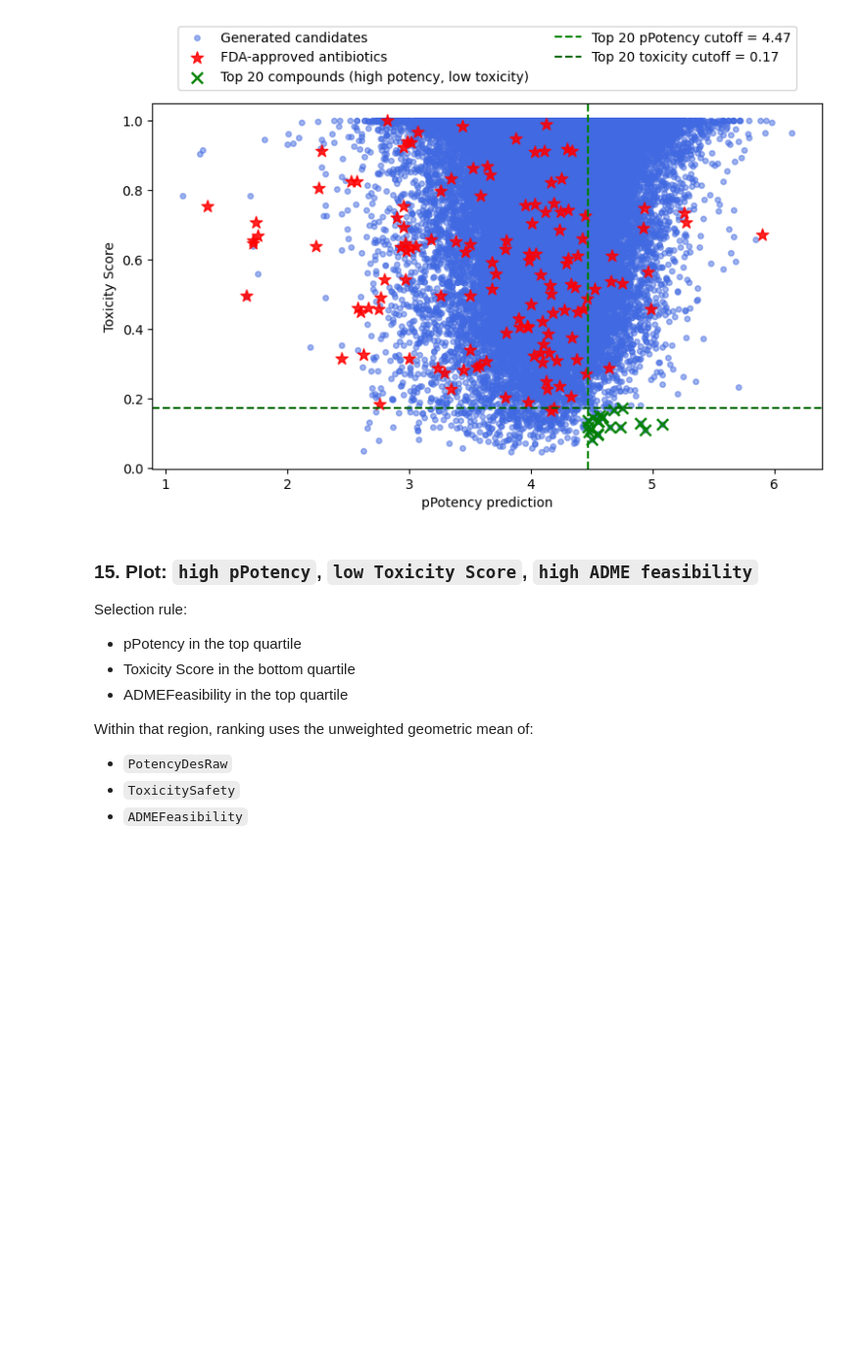
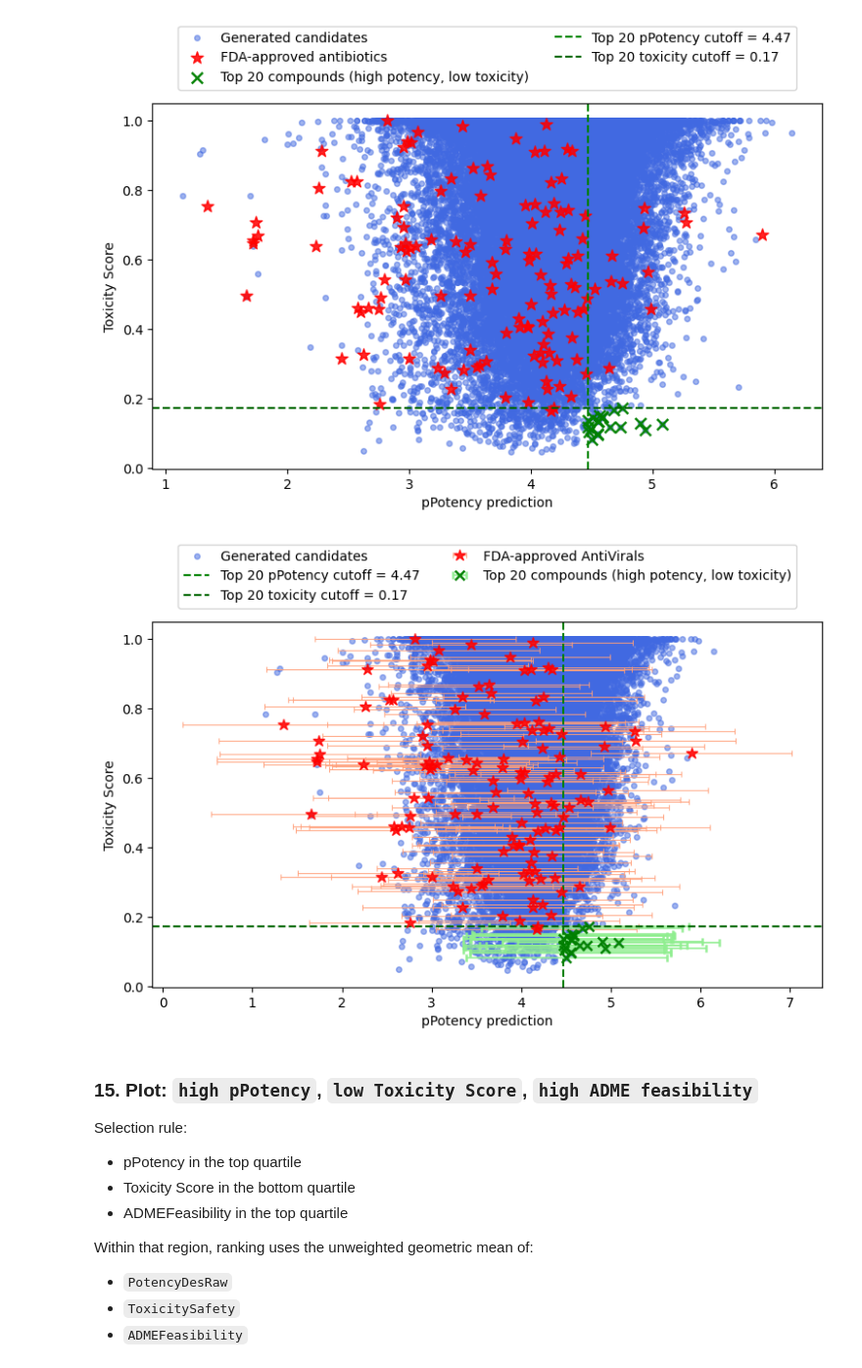
Before and after one commit to soumyadeepghosh35/DTRA_DrugDesign, a Jupyter notebook: DTRA_project_notebooks/Step6_ADMET_BacillusAnthracis.ipynb, the cells around one changed output. Shown at 98% size. Drawn from its saved outputs; the diff is of its cells as text; code cells hidden in the pictures; blank space fills up the shorter version.

```diff
--- a/DTRA_project_notebooks/Step6_ADMET_BacillusAnthracis.ipynb
+++ b/DTRA_project_notebooks/Step6_ADMET_BacillusAnthracis.ipynb
@@ -1019,6 +1102,73 @@ plt.savefig(png_path, format="png", dpi=600)
 plt.show()
 # %% [output]
 [figure]
+# %%
+# Display cutoffs from the actual top 20 compounds
+xDisplay = top20_2D_DF["pPotency_prediction"].min()
+yDisplay = top20_2D_DF["coreToxicityScore"].max()
+
+fig, ax = plt.subplots(figsize=(8, 6))
+
+# ── Helper to compute asymmetric xerr ────────────────────────────────────────
+'''
+def get_xerr(df):
+    return np.array([
+        df["pPotency_prediction"] - df["pPotency_lower_95CI"],
+        df["pPotency_upper_95CI"] - df["pPotency_prediction"],
+    ])
+'''
+
+def get_xerr(df):
+    return df["pPotency_std"].values  # symmetric → single array, not shape(2,N)
+
+
+# ── Generated candidates ──────────────────────────────────────────────────────
+ax.scatter(
+    cand2DDF["pPotency_prediction"],
+    cand2DDF["coreToxicityScore"],
+    s=16, alpha=0.5, color="royalblue", label="Generated candidates"
+)
+
+
+# ── FDA-approved AntiVirals ───────────────────────────────────────────────────
+ax.errorbar(
+    refScoreDF["pPotency_prediction"],
+    refScoreDF["coreToxicityScore"],
+    xerr=get_xerr(refScoreDF),
+    fmt="*", color="red", ecolor="lightsalmon",
+    elinewidth=0.8, capsize=2, capthick=0.8,
+    markersize=9, alpha=0.85, label="FDA-approved AntiVirals"
+)
+
+# ── Top 20 compounds ──────────────────────────────────────────────────────────
+ax.errorbar(
+    top20_2D_DF["pPotency_prediction"],
+    top20_2D_DF["coreToxicityScore"],
+    xerr=get_xerr(top20_2D_DF),
+    fmt="x", color="green", ecolor="lightgreen",
+    elinewidth=1.2, capsize=3, capthick=1.2,
+    markersize=7, markeredgewidth=1.8,
+    alpha=0.95, label="Top 20 compounds (high potency, low toxicity)"
+)
+
+ax.axvline(xDisplay, linestyle="--", linewidth=1.5, color="green",
+           label=f"Top 20 pPotency cutoff = {xDisplay:.2f}")
+ax.axhline(yDisplay, linestyle="--", linewidth=1.5, color="darkgreen",
+           label=f"Top 20 toxicity cutoff = {yDisplay:.2f}")
+
+ax.set_xlabel("pPotency prediction")
+ax.set_ylabel("Toxicity Score")
+ax.legend(loc="lower center", bbox_to_anchor=(0.5, 1.02), ncol=2, frameon=True)
+plt.tight_layout(rect=[0, 0, 1, 0.90])
+
+svg_path = os.path.join(saveDir, f"{target_organism}_pPotency_CoreToxicity_buyable.svg")
+png_path = os.path.join(saveDir, f"{target_organism}_pPotency_CoreToxicity_buyable.png")
+
+plt.savefig(svg_path, format="svg", dpi=600)
+plt.savefig(png_path, format="png", dpi=600)
+plt.show()
+# %% [output]
+[figure, added]
 # %% [markdown]
 ### 15. Plot: `high pPotency`, `low Toxicity Score`, `high ADME feasibility`
 
```
Also changed, not shown: parts of 27 cells of this notebook, 4 other files.
